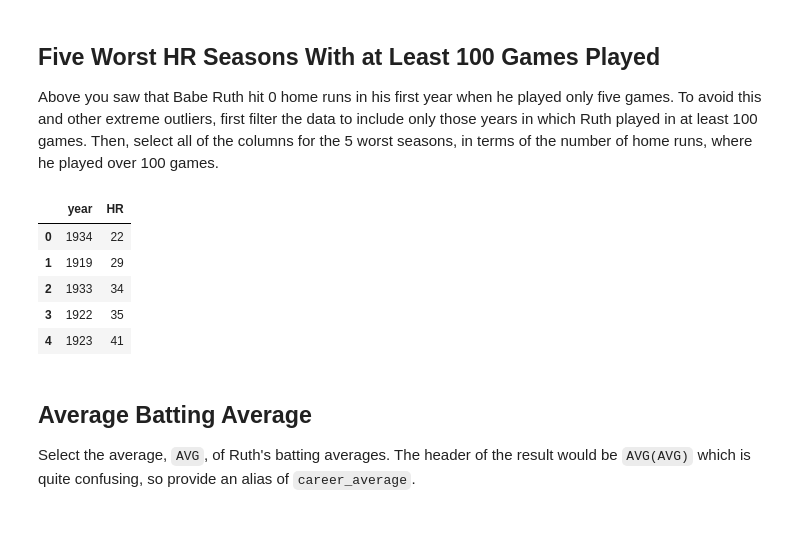
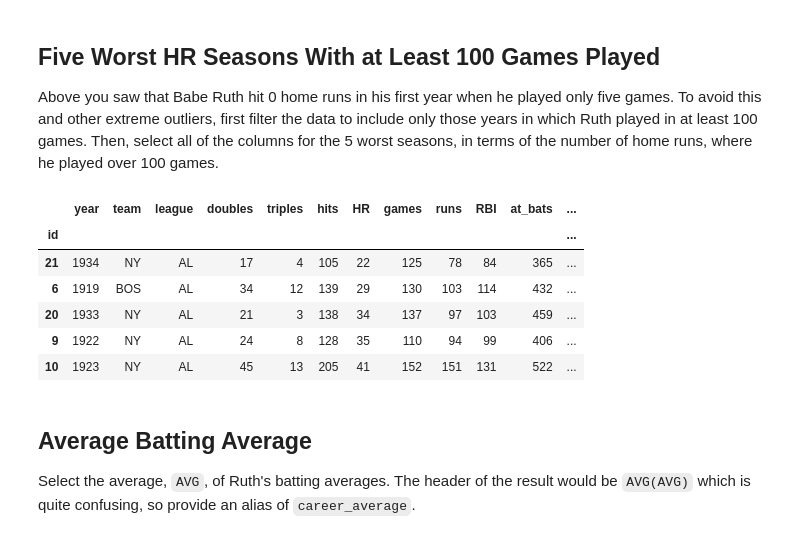
Before and after one commit to eugene-maina72/grouping-data-with-sql-lab, a Jupyter notebook: grouping_with_SQL.ipynb, the cells around one changed output. Cells and saved outputs as stored; diff of their text form; code cells hidden in the pictures.

```diff
--- a/grouping_with_SQL.ipynb
+++ b/grouping_with_SQL.ipynb
@@ -142,19 +142,20 @@ pd.read_sql_query(total_hr, conn)
 Above you saw that Babe Ruth hit 0 home runs in his first year when he played only five games.  To avoid this and other extreme  outliers, first filter the data to include only those years in which Ruth played in at least 100 games. Then, select all of the columns for the 5 worst seasons, in terms of the number of home runs, where he played over 100 games.
 # %%
 # Your code here
-worst_hr_with_hungred_games = '''SELECT year, hr
+worst_hr_with_hundred_games = '''SELECT *
                      FROM babe_ruth_stats
                      WHERE games >= 100
                      ORDER BY hr ASC
                      LIMIT 5;'''
-pd.read_sql_query(worst_hr_with_hungred_games, conn)
+pd.read_sql_query(worst_hr_with_hundred_games, conn, index_col= 'id')
 # %% [output]
-|  | year | HR |
-| 0 | 1934 | 22 |
-| 1 | 1919 | 29 |
-| 2 | 1933 | 34 |
-| 3 | 1922 | 35 |
-| 4 | 1923 | 41 |
+|  | year | team | league | doubles | triples | hits | HR | games | runs | RBI | at_bats | ... |
+| id |  |  |  |  |  |  |  |  |  |  |  | ... |
+| 21 | 1934 | NY | AL | 17 | 4 | 105 | 22 | 125 | 78 | 84 | 365 | ... |
+| 6 | 1919 | BOS | AL | 34 | 12 | 139 | 29 | 130 | 103 | 114 | 432 | ... |
+| 20 | 1933 | NY | AL | 21 | 3 | 138 | 34 | 137 | 97 | 103 | 459 | ... |
+| 9 | 1922 | NY | AL | 24 | 8 | 128 | 35 | 110 | 94 | 99 | 406 | ... |
+| 10 | 1923 | NY | AL | 45 | 13 | 205 | 41 | 152 | 151 | 131 | 522 | ... |
 # %% [markdown]
 ## Average Batting Average
 Select the average, `AVG`, of Ruth's batting averages.  The header of the result would be `AVG(AVG)` which is quite confusing, so provide an alias of `career_average`.
```
